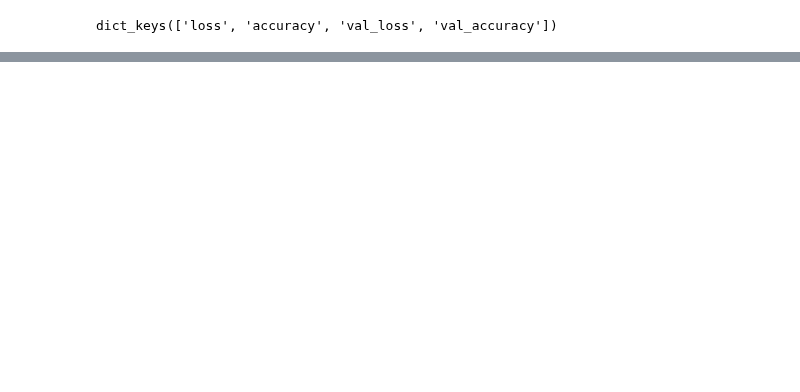
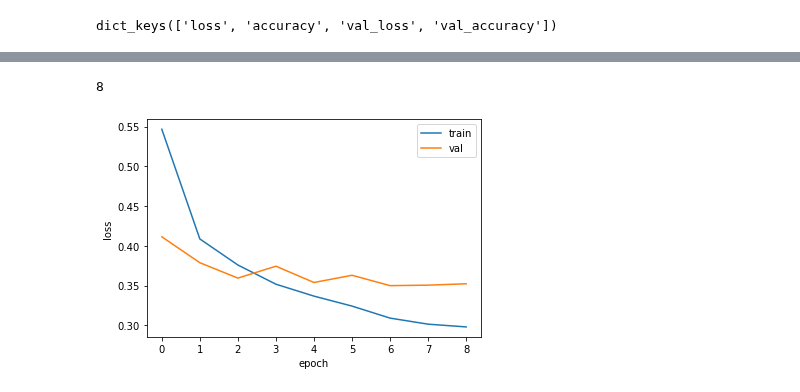
Before and after one commit to soxxun/python, a Jupyter notebook: 20220323/신경망_손실곡선_20220323.ipynb, the cells around one changed output, grey strips where cells are left out. Saved outputs shown, nothing was run; the diff lists cells and outputs as text; code cells hidden in the pictures; blank space fills up the shorter version.

```diff
--- a/20220323/신경망_손실곡선_20220323.ipynb
+++ b/20220323/신경망_손실곡선_20220323.ipynb
@@ -219,3 +188,36 @@ model2.evaluate(x_target,y_target)
 # 콜백 , 조기종료
 # fit() 메서드의 callbacks 매개변수에 리스트로 전달
 # ModelcheckPoint 콜백.... 지정된 에포크 횟수동안 최상의 검증 점수를 만드는 모델을 저장
+# %%
+# ModelCheckpoint 기본적으로 최상의 검증 점수를 만들어서 h5로 저장한다.
+model = make_model(keras.layers.Dropout(0.3))
+model.compile(optimizer='adam', loss = 'sparse_categorical_crossentropy',
+             metrics=['accuracy'])
+checkpoint= keras.callbacks.ModelCheckpoint('best-model.h5', save_best_only=True)
+model.fit(x_train,y_train, epochs=25, validation_data=(x_target,y_target),verbose=0,
+         callbacks=[checkpoint])
+# %%
+# 조기종료..모델이 과적합이 될거 같으면 종료한다.... 일종의 규제방법중에 하나...
+# 조기종료해 주는 콜백이 존재함
+# EarlyStopping 하고.. ModelCheckpoint 를 같이 사용하면 가장 낮은 검증손실의 모델을 파일에 저장하고
+# 검즘손실이 다시 상승할때 훈련을 중지, 현재 모델의 파라메터를 최상의 파라메터로 전환한다.
+model = make_model(keras.layers.Dropout(0.3))
+model.compile(optimizer='adam', loss = 'sparse_categorical_crossentropy',
+             metrics=['accuracy'])
+checkpoint= keras.callbacks.ModelCheckpoint('best-model.h5', save_best_only=True)
+early_stopping = keras.callbacks.EarlyStopping(restore_best_weights=True ,patience=2)
+history =  model.fit(x_train,y_train, epochs=25, validation_data=(x_target,y_target), verbose=0,
+         callbacks=[checkpoint,early_stopping])
+# %%
+early_stopping.stopped_epoch
+# %% [output]
+8
+# %%
+plt.plot(history.history['loss'])
+plt.plot(history.history['val_loss'])
+plt.xlabel('epoch')
+plt.ylabel('loss')
+plt.legend(['train','val'])
+plt.show()
+# %% [output]
+[figure, added]
```
Also changed, not shown: parts of 13 cells of this notebook.
